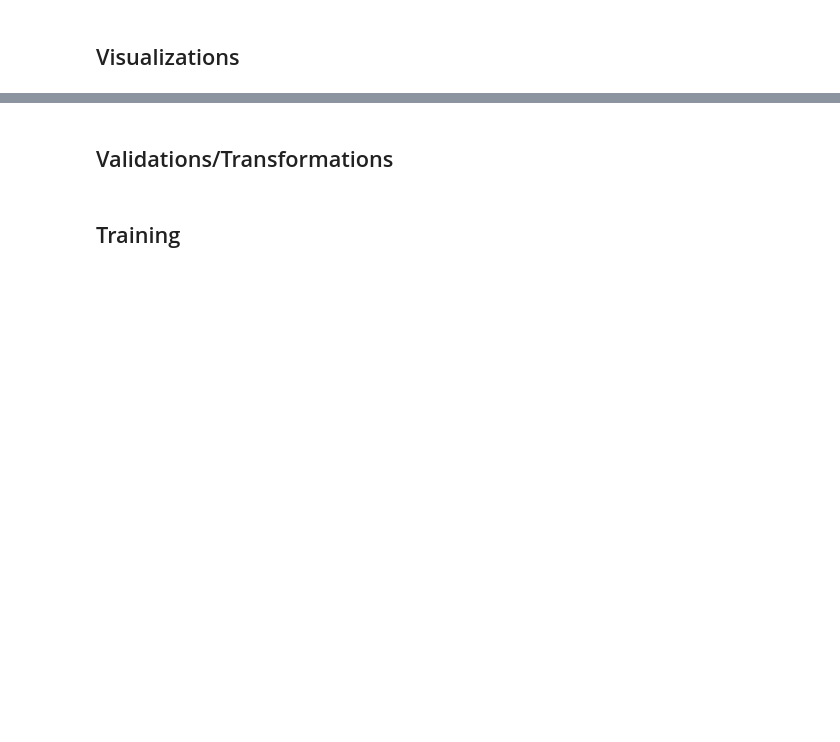
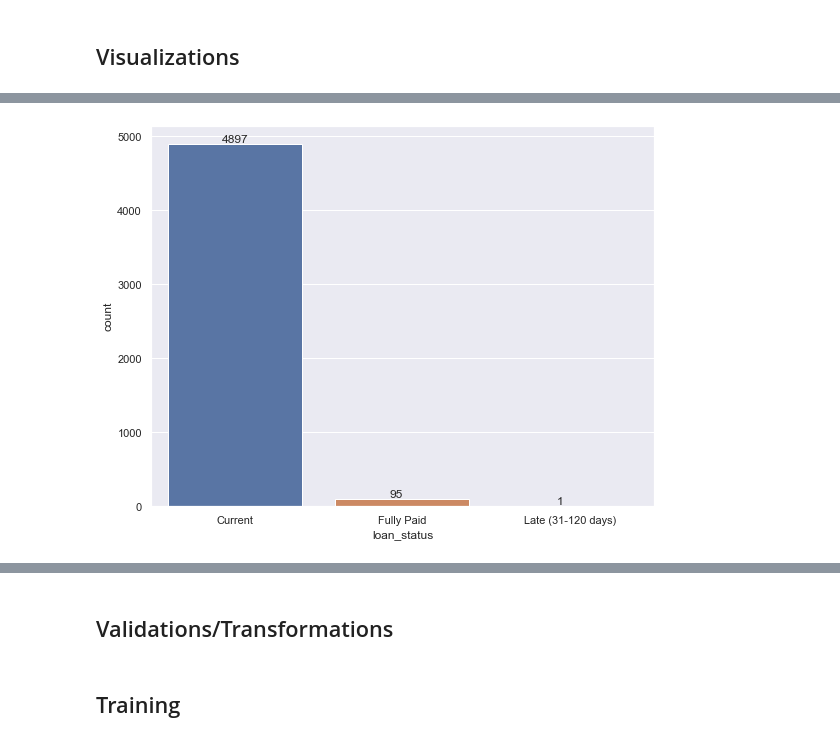
Before and after one commit to rahuluppuluri/Loan-Data-Analysis, a Jupyter notebook: loan_data_analysis.ipynb, the cells around one changed output, grey strips where cells are left out. Drawn from its saved outputs; the diff is of its cells as text; code cells hidden in the pictures; blank space fills up the shorter version.

```diff
--- a/loan_data_analysis.ipynb
+++ b/loan_data_analysis.ipynb
@@ -91,0 +247,4 @@ New dataset rows,columns (4999, 145)
+# %%
+univariate(df=df,col='loan_status',vartype=1)
+# %% [output]
+[figure, added]
```
Also changed, not shown: parts of 37 cells of this notebook.
